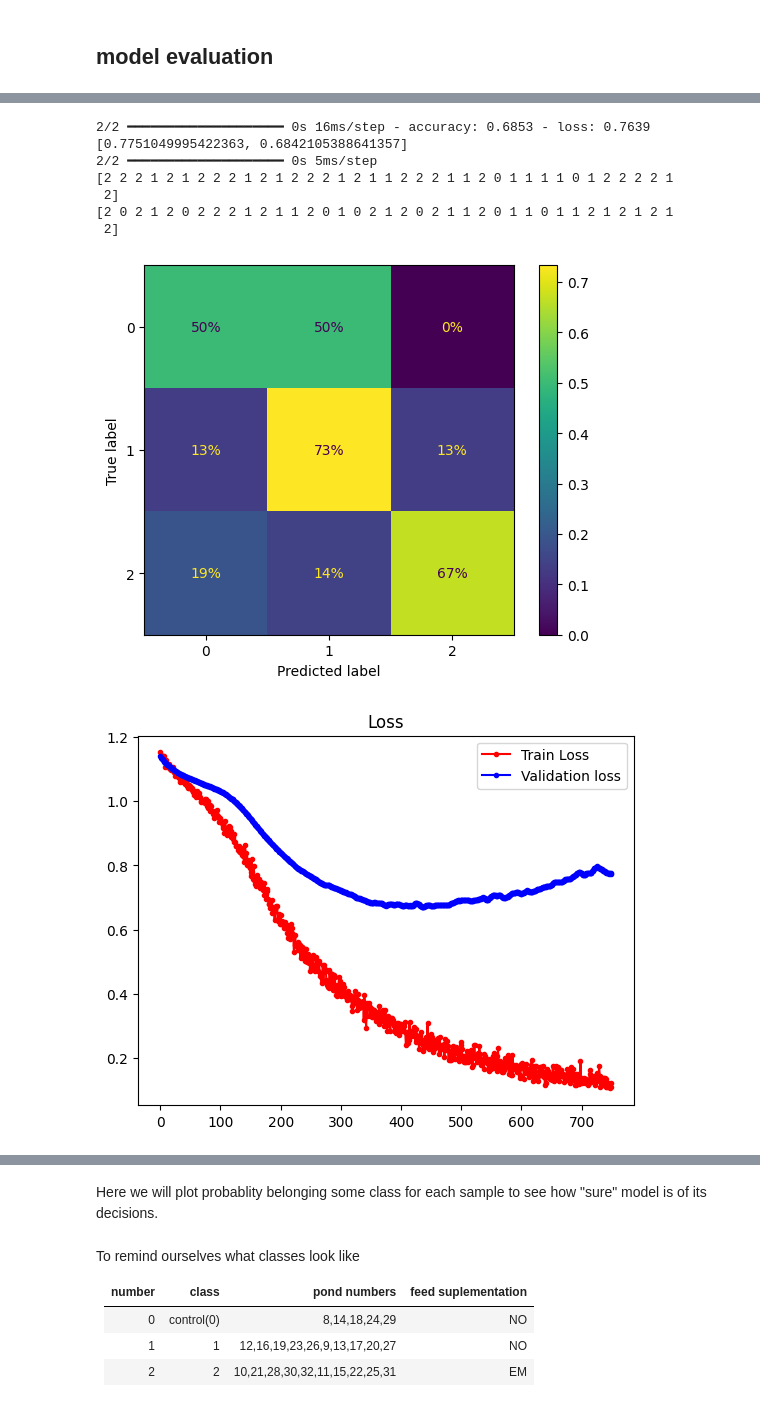
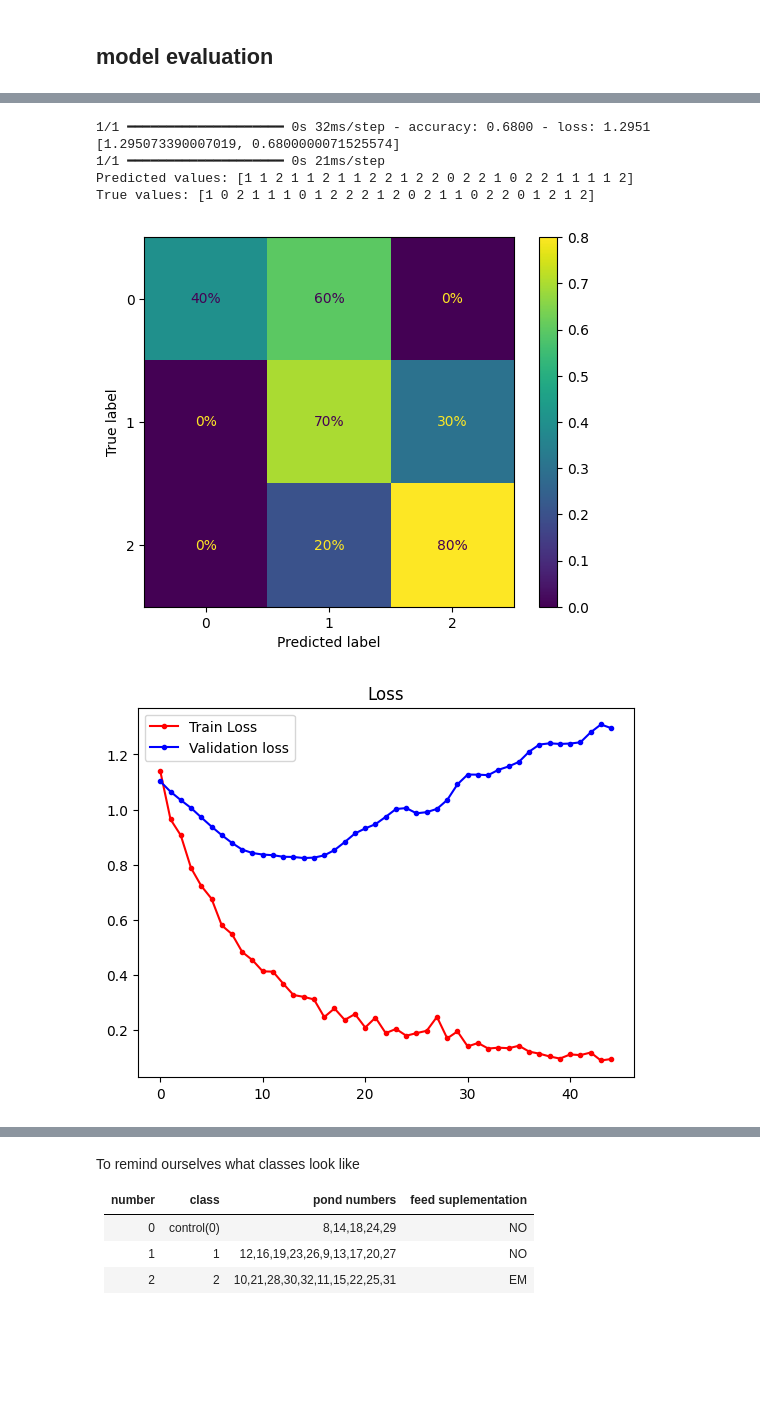
Before and after one commit to paq88/Fish_neural_network_classifier, a Jupyter notebook: Gut_analysis/Gut_1_FNN.ipynb, the cells around one changed output, grey strips where cells are left out. Drawn from its saved outputs; the diff is of its cells as text; code cells hidden in the pictures; blank space fills up the shorter version.

```diff
--- a/Gut_analysis/Gut_1_FNN.ipynb
+++ b/Gut_analysis/Gut_1_FNN.ipynb
@@ -424,7 +320,4 @@ def pond_decoder(x,codes):
 # %%
-#performing change of target variable collumn
-codes = {0 : [8,14,18,24,29], 1: [12,16,19,23,26,9,13,17,20,27], 2 : [10,21,28,30,32,11,15,22,25,31]}
-
-
-df_3['pond'] = df_3['pond'].apply(lambda x: pond_decoder(x,codes))
+y_train = keras.utils.to_categorical(df_train_val['pond_3'].values)
+y_test = keras.utils.to_categorical(df_test['pond_3'].values)
 # %%
@@ -493,9 +332,9 @@ model3.add(keras.layers.Dense(128,input_shape=(X_train.shape[1],),activation='re
 
 
 model3.add(keras.layers.Dropout(rate=0.25))
-model3.add(keras.layers.Dense(64, activation ='relu'))
+model3.add(keras.layers.Dense(64, activation ='selu'))
 model3.add(keras.layers.Dropout(rate=0.25))
-model3.add(keras.layers.Dense(16, activation ='relu'))
+model3.add(keras.layers.Dense(16, activation ='selu'))
 
 model3.add(keras.layers.Dense(3, activation ='softmax'))
 
@@ -525,7 +364,7 @@ loss = "categorical_crossentropy"
 #metrics = "sparse_categorical_crossentropy"
 metrics = ["accuracy"]
 # worth trying same loss as metrics
-optimizer = keras.optimizers.Adam(learning_rate = 0.0001)
+optimizer = keras.optimizers.Adam(learning_rate = 0.001)
 
 model3.compile(optimizer = optimizer, loss = loss, metrics=metrics)
 # %% [markdown]
@@ -533,3 +398,3 @@ model3.compile(optimizer = optimizer, loss = loss, metrics=metrics)
 # %%
-
-history3=model3.fit(X_train3, y_train3, epochs = 750, verbose = 1, shuffle = True, validation_data=(X_test3, y_test3))
+reset_weights(model3)
+history3=model3.fit(X_train, y_train, epochs = 750, verbose = 0, shuffle = True, validation_data=(X_test, y_test), callbacks = [es])
@@ -564,12 +403,10 @@ array([[1.70980860e-02, 1.86786372e-02, 9.64223206e-01],
 # %%
-evaluate_model(history = history3, model = model3, X_test = X_test3, y_test = y_test3)
+evaluate_model(history = history3, model = model3, X_test = X_test, y_test = y_test, acc_name = "Accuracy", loss_name = "Loss")
 # %% [output]
-2/2 ━━━━━━━━━━━━━━━━━━━━ 0s 16ms/step - accuracy: 0.6853 - loss: 0.7639
-[0.7751049995422363, 0.6842105388641357]
-2/2 ━━━━━━━━━━━━━━━━━━━━ 0s 5ms/step
-[2 2 2 1 2 1 2 2 2 1 2 1 2 2 2 1 2 1 1 2 2 2 1 1 2 0 1 1 1 1 0 1 2 2 2 2 1
- 2]
-[2 0 2 1 2 0 2 2 2 1 2 1 1 2 0 1 0 2 1 2 0 2 1 1 2 0 1 1 0 1 1 2 1 2 1 2 1
- 2]
+1/1 ━━━━━━━━━━━━━━━━━━━━ 0s 32ms/step - accuracy: 0.6800 - loss: 1.2951
+[1.295073390007019, 0.6800000071525574]
+1/1 ━━━━━━━━━━━━━━━━━━━━ 0s 21ms/step
+Predicted values: [1 1 2 1 1 2 1 1 2 2 1 2 2 0 2 2 1 0 2 2 1 1 1 1 2]
+True values: [1 0 2 1 1 1 0 1 2 2 2 1 2 0 2 1 1 0 2 2 0 1 2 1 2]
-[figure, old version]
+[figure, new version]
-[figure, old version]
+[figure, new version]
@@ -577,5 +414,3 @@ evaluate_model(history = history3, model = model3, X_test = X_test3, y_test = y_
-# %% [markdown]
-Here we will plot probablity belonging some class for each sample to see how "sure" model is of its decisions.
 # %% [markdown]
 To remind ourselves what classes look like
 
```
Also changed, not shown: parts of 82 cells of this notebook.
